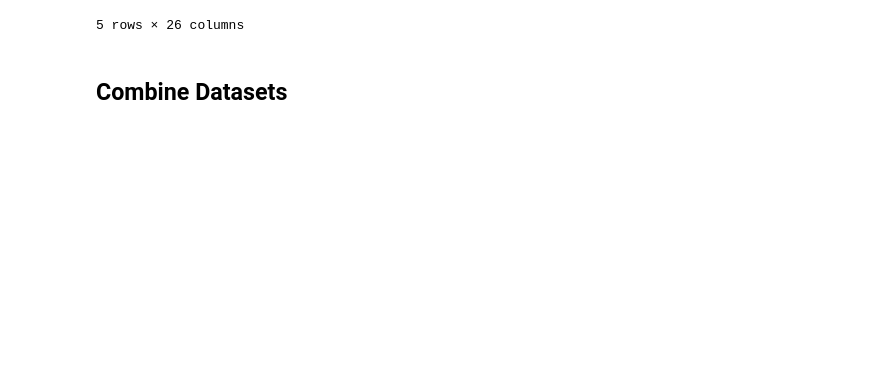
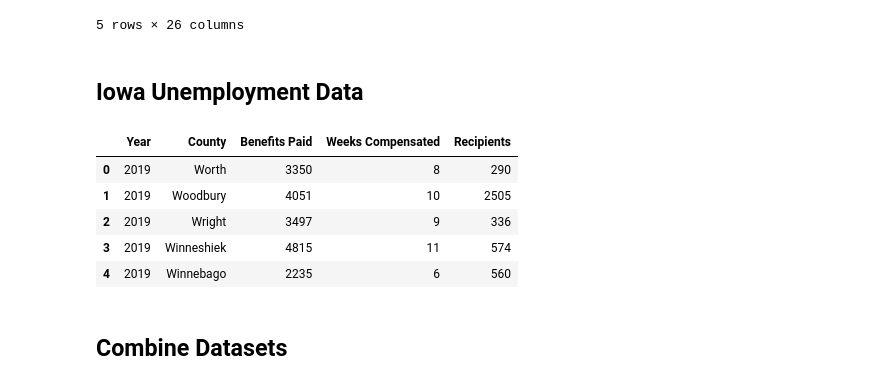
Before and after one commit to ErikC324/Data401-Project1, a Jupyter notebook: Project1-Arman.ipynb, the cells around one changed output. Drawn from its saved outputs; the diff is of its cells as text; code cells hidden in the pictures; blank space fills up the shorter version.

```diff
--- a/Project1-Arman.ipynb
+++ b/Project1-Arman.ipynb
@@ -55,6 +56,23 @@ election.head()
 | 140 | Iowa | Mitchell | 10.4 | 89.6 | 16.6 | 4.2 | ... |
 | 177 | Iowa | Monona | 12.4 | 87.6 | 14.7 | 2.6 | ... |
 5 rows × 26 columns
+# %% [markdown]
+## Iowa Unemployment Data
+# %%
+unemployment = pd.read_csv('datasets/iowa_unemployment.csv', sep=',')
+unemployment = unemployment.rename(columns={'County Name': 'County'})
+unemployment = unemployment[['Year', 'County', 'Benefits Paid', 'Weeks Compensated', 'Recipients']]
+unemployment['Benefits Paid'] //= unemployment['Recipients'] # get averages instead of total
+unemployment['Weeks Compensated'] //= unemployment['Recipients']
+unemployment = unemployment[unemployment['Year'] >= 2012]
+unemployment.head()
+# %% [output]
+|  | Year | County | Benefits Paid | Weeks Compensated | Recipients |
+| 0 | 2019 | Worth | 3350 | 8 | 290 |
+| 1 | 2019 | Woodbury | 4051 | 10 | 2505 |
+| 2 | 2019 | Wright | 3497 | 9 | 336 |
+| 3 | 2019 | Winneshiek | 4815 | 11 | 574 |
+| 4 | 2019 | Winnebago | 2235 | 6 | 560 |
 # %% [markdown]
 ## Combine Datasets
 # %%
```
Also changed, not shown: parts of 5 cells of this notebook.
